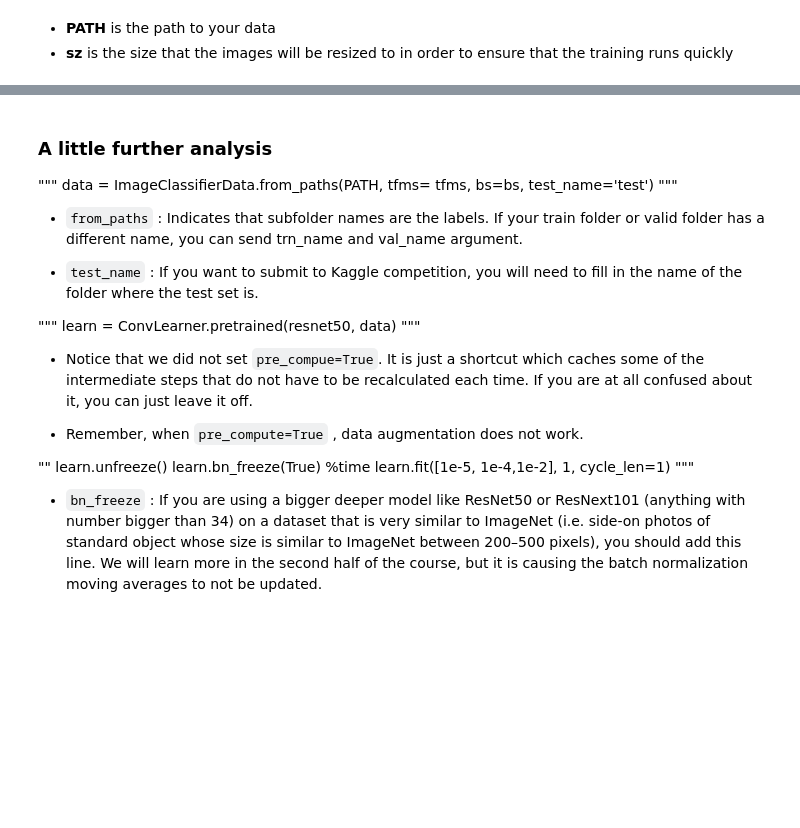
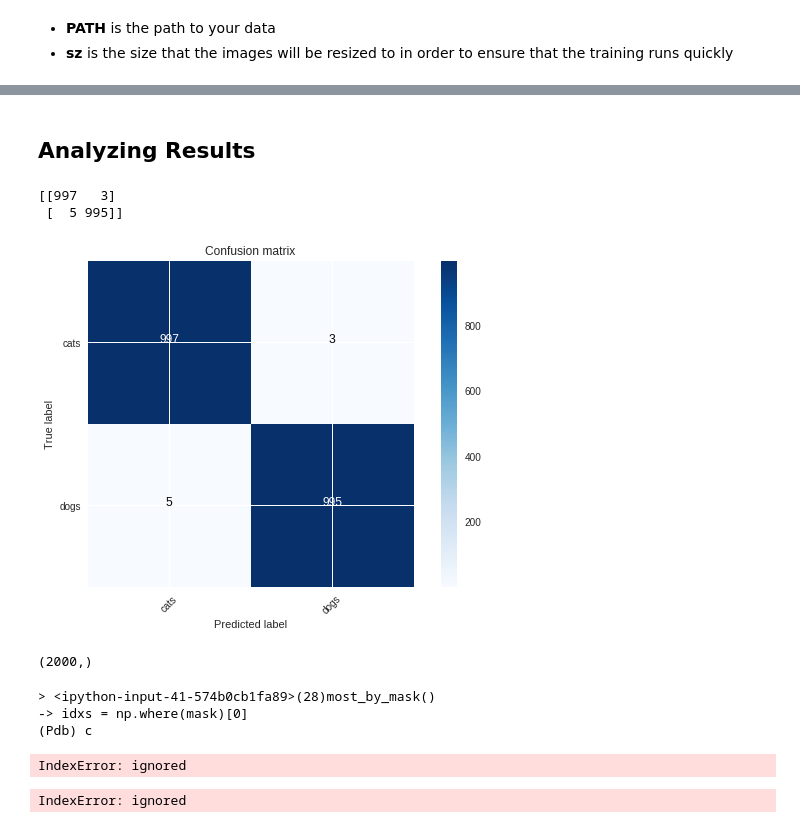
Before and after one commit to lalit527/DL, a Jupyter notebook: cloud_files/quick_dogs_vs_cats.ipynb, the cells around one changed output, grey strips where cells are left out. Drawn from its saved outputs; the diff is of its cells as text; code cells hidden in the pictures; blank space fills up the shorter version.

```diff
--- a/cloud_files/quick_dogs_vs_cats.ipynb
+++ b/cloud_files/quick_dogs_vs_cats.ipynb
@@ -57,5 +64,7 @@ Wall time: 9min 11s
+# %%
+learn.load('224_all_50')
 # %%
-%time log_preds, y = learn.TTA()
+log_preds, y = learn.TTA()
 probs = np.mean(np.exp(log_preds),0)
 metrics.log_loss(y, probs), accuracy_np(probs, y)
 # %% [output]
@@ -65,25 +72,14 @@ Wall time: 1min 30s
-# %% [markdown]
-### A little further analysis
-
-"""
-data = ImageClassifierData.from_paths(PATH, tfms= tfms, bs=bs, test_name='test')
-"""
-- `from_paths` : Indicates that subfolder names are the labels. If your train folder or valid folder has a different name, you can send trn_name and val_name argument.
-
-- `test_name` : If you want to submit to Kaggle competition, you will need to fill in the name of the folder where the test set is.
-
-"""
-learn = ConvLearner.pretrained(resnet50, data)
-"""
-
-- Notice that we did not set `pre_compue=True`. It is just a shortcut which caches some of the intermediate steps that do not have to be recalculated each time. If you are at all confused about it, you can just leave it off.
-
-- Remember, when `pre_compute=True` , data augmentation does not work.
-
-""
-learn.unfreeze()
-learn.bn_freeze(True)
-%time learn.fit([1e-5, 1e-4,1e-2], 1, cycle_len=1)
-"""
-
-- `bn_freeze` : If you are using a bigger deeper model like ResNet50 or ResNext101 (anything with number bigger than 34) on a dataset that is very similar to ImageNet (i.e. side-on photos of standard object whose size is similar to ImageNet between 200–500 pixels), you should add this line. We will learn more in the second half of the course, but it is causing the batch normalization moving averages to not be updated.
+# %% [markdown]
+## Analyzing Results
+# %%
+preds = np.argmax(probs, axis=1)
+probs = np.exp(log_preds[:, 1])
+# %%
+from sklearn.metrics import confusion_matrix
+cm = confusion_matrix(y, preds)
+# %%
+plot_confusion_matrix(cm, data.classes)
+# %% [output]
+[[997   3]
+ [  5 995]]
+[figure, added]
@@ -89,0 +120,15 @@ learn.bn_freeze(True)
+# %%
+data.val_y.shape
+# %% [output]
+(2000,)
+# %%
+plot_val_with_title(most_by_correct(0, False), "Most incorrect cats")
+# %% [output]
+> <ipython-input-41-574b0cb1fa89>(28)most_by_mask()
+-> idxs = np.where(mask)[0]
+(Pdb) c
+IndexError: ignored
+# %%
+plot_val_with_title(most_by_correct(0, False), "Most incorrect cats")
+# %% [output]
+IndexError: ignored
```
Also changed, not shown: parts of 9 cells of this notebook, 1 other file.
